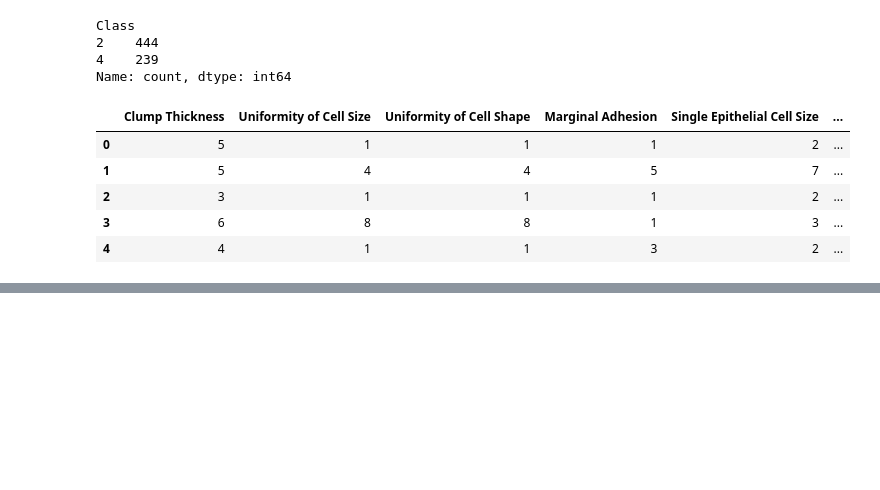
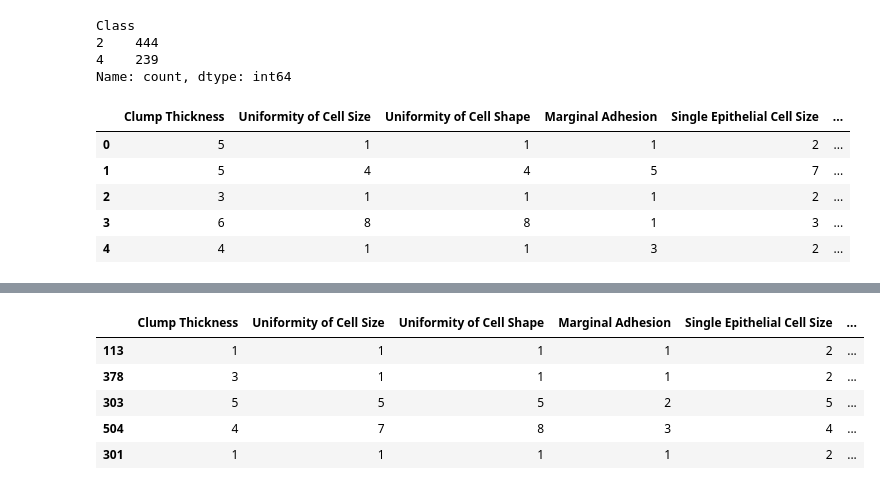
Before and after one commit to JessicaComfortGrant/Breast_Cancer_Project, a Jupyter notebook: Breast_Cancer_Analysis.ipynb, the cells around one changed output, grey strips where cells are left out. Saved outputs shown, nothing was run; the diff lists cells and outputs as text; code cells hidden in the pictures; blank space fills up the shorter version.

```diff
--- a/Breast_Cancer_Analysis.ipynb
+++ b/Breast_Cancer_Analysis.ipynb
@@ -185,0 +220,9 @@ df.head()
+# %%
+X_test.head()
+# %% [output]
+|  | Clump Thickness | Uniformity of Cell Size | Uniformity of Cell Shape | Marginal Adhesion | Single Epithelial Cell Size | ... |
+| 113 | 1 | 1 | 1 | 1 | 2 | ... |
+| 378 | 3 | 1 | 1 | 1 | 2 | ... |
+| 303 | 5 | 5 | 5 | 2 | 5 | ... |
+| 504 | 4 | 7 | 8 | 3 | 4 | ... |
+| 301 | 1 | 1 | 1 | 1 | 2 | ... |
```
Also changed, not shown: parts of 19 cells of this notebook, 1 other file.
